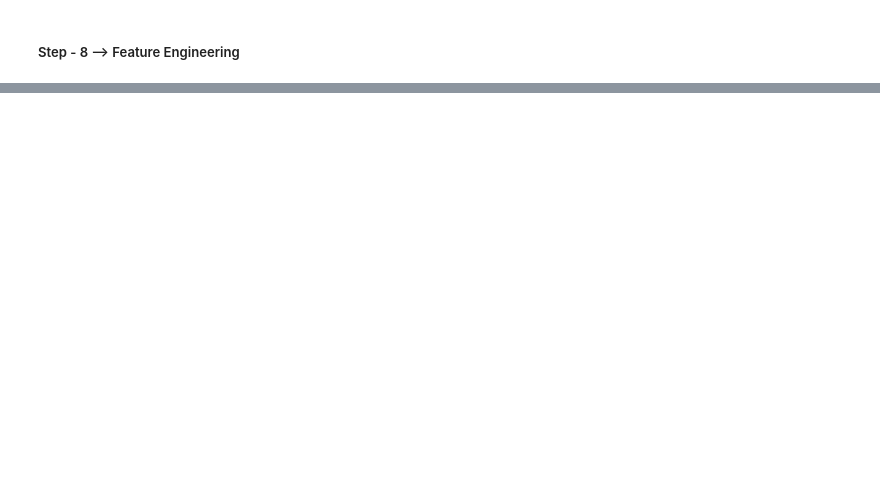
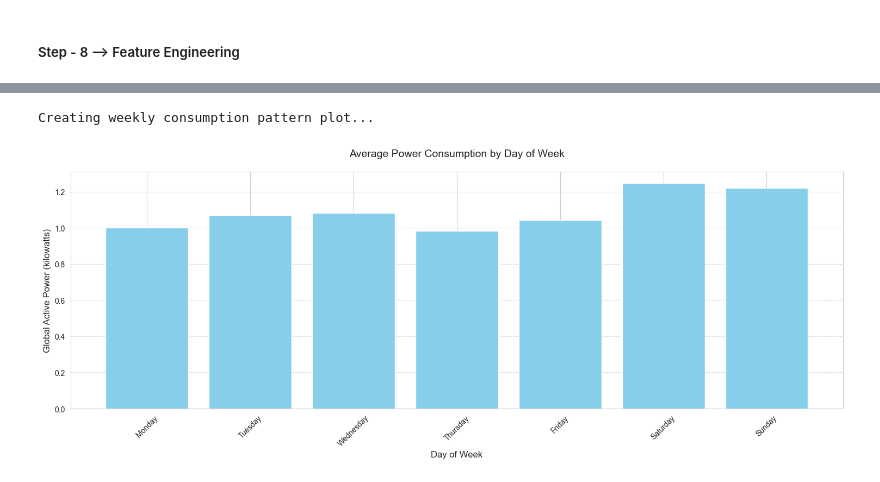
Before and after one commit to AswiniSivaraman/project_powerpulse, a Jupyter notebook: Data_Preprocessing.ipynb, the cells around one changed output, grey strips where cells are left out. Drawn from its saved outputs; the diff is of its cells as text; code cells hidden in the pictures; blank space fills up the shorter version.

```diff
--- a/Data_Preprocessing.ipynb
+++ b/Data_Preprocessing.ipynb
@@ -453,0 +459,17 @@ figures.append(fig)
+# %%
+# Weekly Consumption Pattern
+print("Creating weekly consumption pattern plot...")
+plt.figure(figsize=(15,6))
+weekly_avg = df.groupby('DayOfWeek')['Global_active_power'].mean()
+days = ['Monday', 'Tuesday', 'Wednesday', 'Thursday', 'Friday', 'Saturday', 'Sunday']
+plt.bar(days, weekly_avg.values, color='skyblue')
+plt.title('Average Power Consumption by Day of Week', fontsize=14, pad=20)
+plt.xlabel('Day of Week', fontsize=12)
+plt.ylabel('Global Active Power (kilowatts)', fontsize=12)
+plt.xticks(rotation=45)
+plt.grid(True, linestyle='--', alpha=0.7, axis='y')
+plt.tight_layout()
+plt.show()
+# %% [output]
+Creating weekly consumption pattern plot...
+[figure, added]
```
Also changed, not shown: parts of 27 cells of this notebook.
